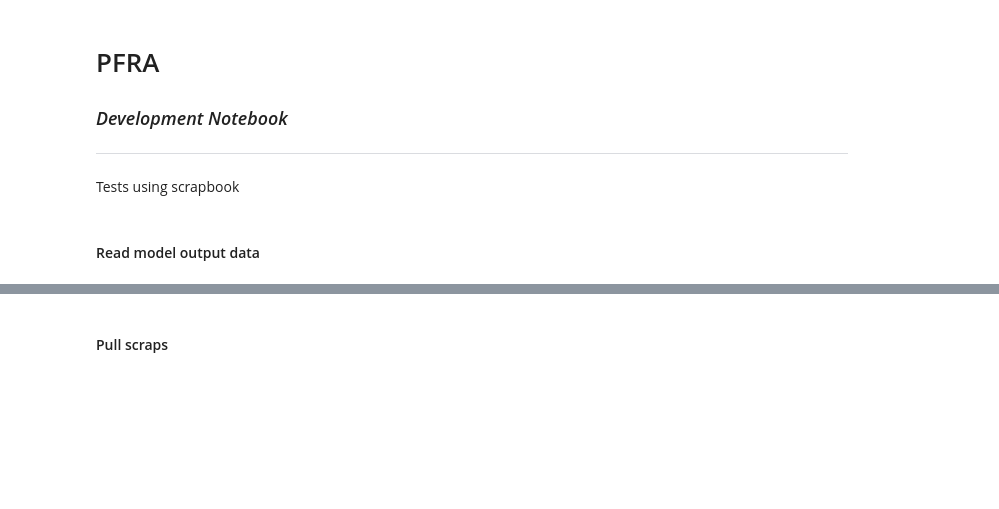
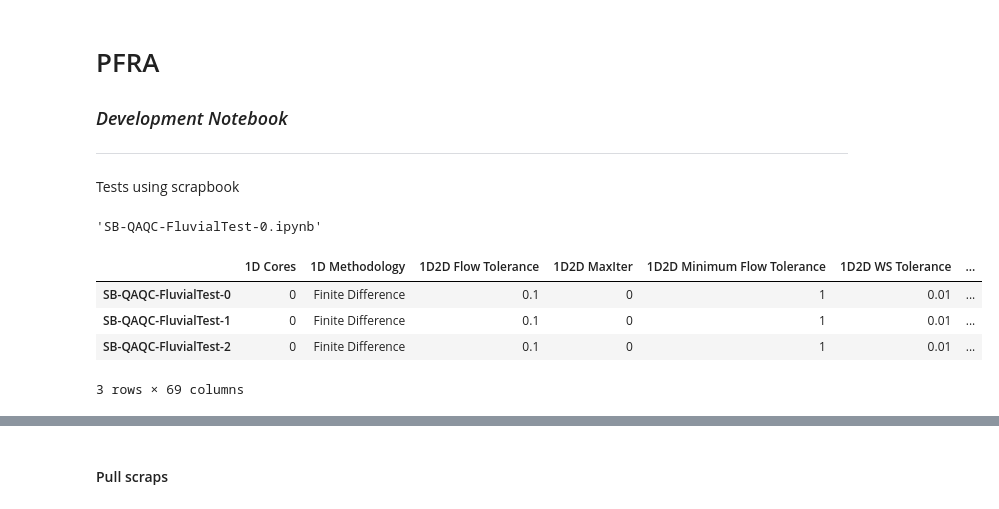
Before and after one commit to Dewberry/hecrasio, a Jupyter notebook: notebooks/PM-QAQC-FluvialTest.ipynb, the cells around one changed output, grey strips where cells are left out. Saved outputs shown, nothing was run; the diff lists cells and outputs as text; code cells hidden in the pictures; blank space fills up the shorter version.

```diff
--- a/notebooks/PM-QAQC-FluvialTest.ipynb
+++ b/notebooks/PM-QAQC-FluvialTest.ipynb
@@ -17,3 +19 @@ import itertools
-# %% [markdown]
-#### Read model output data
 # %%
@@ -21,0 +24,26 @@ nbs = ["SB-QAQC-FluvialTest.ipynb" for i in range(10)]
+# %%
+# Create a large list of notebooks
+nbs = os.listdir(os.path.join(os.getcwd(), "temp"))
+nbs[0]
+# %% [output]
+'SB-QAQC-FluvialTest-0.ipynb'
+# %%
+# Read many notebooks
+book = sb.read_notebooks(os.path.join(os.getcwd(), "temp"))
+# %%
+# Create a unified results dictionary
+results_dict = {}
+for tup in list(book.items()):
+    nb, results = tup
+    result_dict = dict(ChainMap(*[list(json.loads(scrap).values())[0] for scrap in results.scraps]))
+    results_dict[nb] = result_dict
+# %%
+# Pull results into a large review table
+results_table = pd.DataFrame.from_dict(results_dict).T
+results_table.head(3)
+# %% [output]
+|  | 1D Cores | 1D Methodology | 1D2D Flow Tolerance | 1D2D MaxIter | 1D2D Minimum Flow Tolerance | 1D2D WS Tolerance | ... |
+| SB-QAQC-FluvialTest-0 | 0 | Finite Difference | 0.1 | 0 | 1 | 0.01 | ... |
+| SB-QAQC-FluvialTest-1 | 0 | Finite Difference | 0.1 | 0 | 1 | 0.01 | ... |
+| SB-QAQC-FluvialTest-2 | 0 | Finite Difference | 0.1 | 0 | 1 | 0.01 | ... |
+3 rows × 69 columns
```
Also changed, not shown: parts of 38 cells of this notebook, 3 other files.
